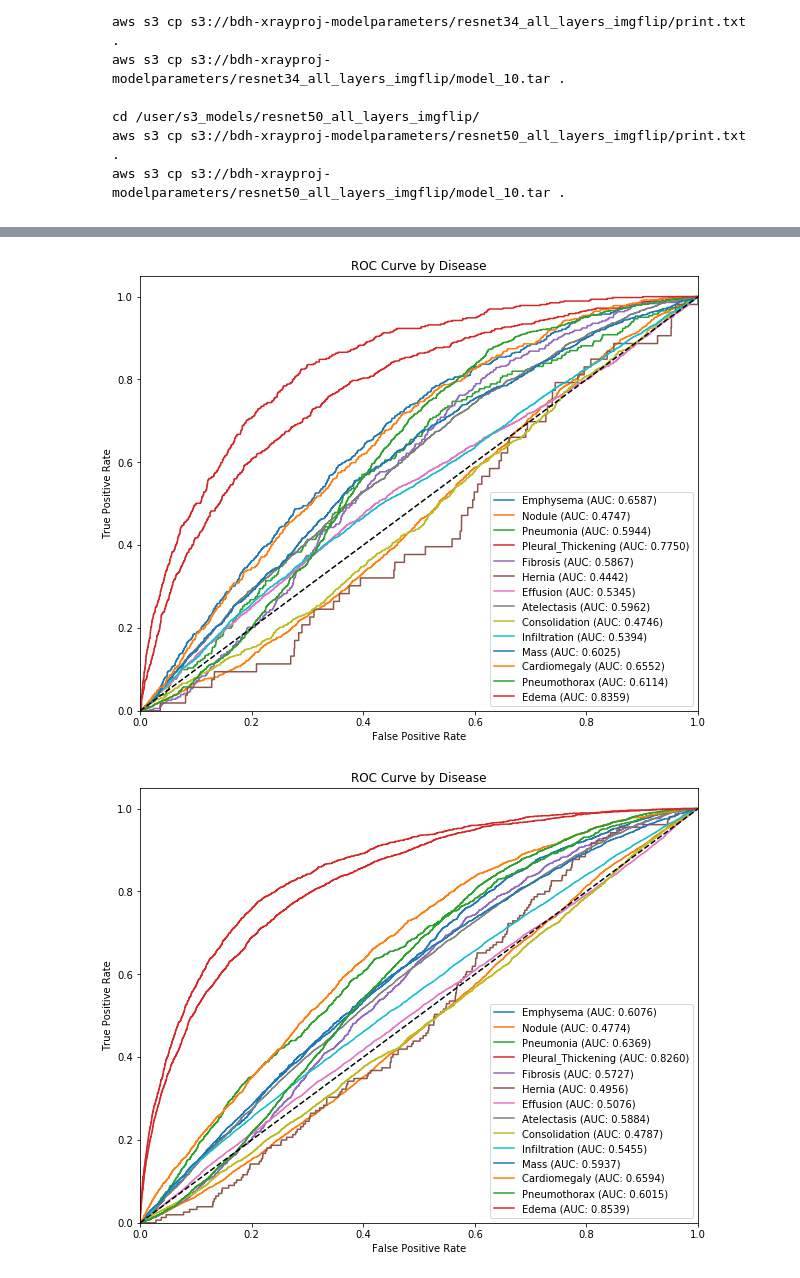
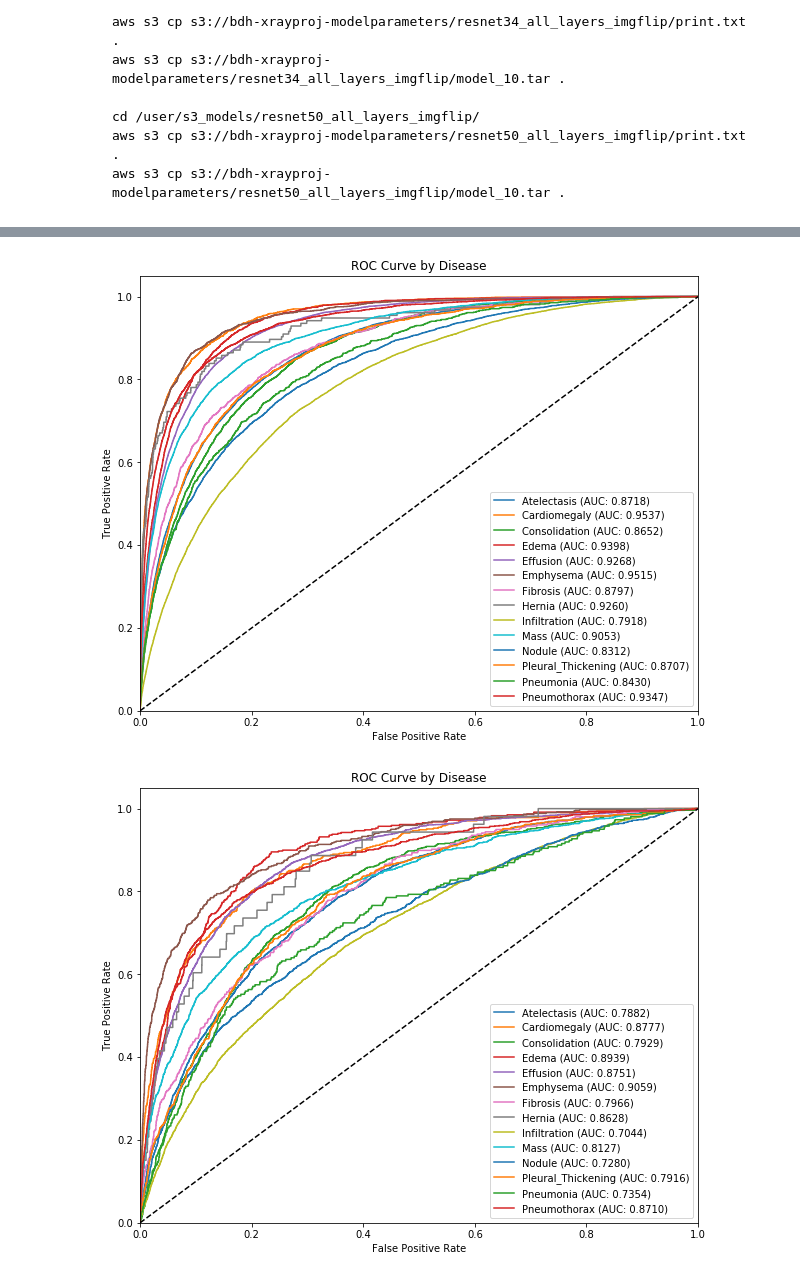
Before and after one commit to pmanion0/xrayproj, a Jupyter notebook: Load and Analyze Neural Network.ipynb, the cells around one changed output, grey strips where cells are left out. Cells and saved outputs as stored; diff of their text form; code cells hidden in the pictures.

````diff
--- a/Load and Analyze Neural Network.ipynb
+++ b/Load and Analyze Neural Network.ipynb
@@ -404,7 +404,7 @@ def ResNetBase(base_size = 18, only_update_fc = True, pretrain = True):
     return m
 # %%
 def load_trained_model(model_name):
-    path = '/user/s3_models/' + model_name
+    path = '/user/xrayproj/output/' + model_name
     params = [18, True, True]
 
     if model_name == 'resnet18_onlyfc':
@@ -425,6 +425,9 @@ def load_trained_model(model_name):
     elif model_name == 'resnet34_all_layers_imgflip':
         path += '/model_10.tar'
         params = [34, True, True]
+    elif model_name == 'resnet34_all_layers_imgflip_wbce':
+        path += '/model_10.tar'
+        params = [34, True, True]
     elif model_name == 'resnet50_all_layers_imgflip':
         path += '/model_10.tar'
         params = [50, False, True]
@@ -557,17 +560,3 @@ aws s3 cp s3://bdh-xrayproj-modelparameters/resnet50_all_layers_imgflip/model_10
 ```
 # %%
 model_evals = {}
-# %%
-model_type_list = [
-    'resnet18_all_layers',
-    'resnet18_all_layers_imgflip',
-    'resnet18_notpretrained',
-    'resnet18_onlyfc',
-    'resnet34_all_layers_imgflip',
-    'resnet50_all_layers_imgflip']
-
-#for model_type in model_type_list:
-#    print(model_type)
-
-model_type = model_type_list[0]
-model_ft = load_trained_model(model_type)
@@ -601,6 +572,17 @@ plot_auc_curves(e)
 # %%
-model_evals[model_type] = {}
+for model_type in ['resnet34_all_layers_imgflip_wbce']: #model_type_list:
+    print("Running model type: " + str(model_type))
+    model_ft = load_trained_model(model_type)
 
-model_evals[model_type]['val'] = ModelEvaluator(model_ft, dataloaders['val'])
-model_evals[model_type]['train'] = ModelEvaluator(model_ft, dataloaders['train'])
-model_evals[model_type]['test'] = ModelEvaluator(model_ft, dataloaders['test'])
+    model_evals[model_type] = {}
+
+    model_evals[model_type]['val'] = ModelEvaluator(model_ft, dataloaders['val'])
+    model_evals[model_type]['train'] = ModelEvaluator(model_ft, dataloaders['train'])
+    model_evals[model_type]['test'] = ModelEvaluator(model_ft, dataloaders['test'])
+
+    model_evals[model_type]['train'].run()
+    print(" -- Completed training evaluation!")
+    model_evals[model_type]['val'].run()
+    print(" -- Completed validation evaluation!")
+    model_evals[model_type]['test'].run()
+    print(" -- Completed testing evaluation!")
@@ -611,7 +625,7 @@ model_evals[model_type]['train'].run()
 # %%
-plot_auc_curves(model_evals[model_type]['val'])
-plot_auc_curves(model_evals[model_type]['train'])
-#plot_auc_curves(model_evals[model_type]['test'])
+plot_auc_curves(model_evals['resnet34_all_layers_imgflip_wbce']['train'])
+plot_auc_curves(model_evals['resnet34_all_layers_imgflip_wbce']['val'])
+plot_auc_curves(model_evals['resnet34_all_layers_imgflip_wbce']['test'])
 # %% [output]
-[figure, old version]
+[figure, new version]
-[figure, old version]
+[figure, new version]
````
Also changed, not shown: parts of 17 cells of this notebook, 2 other files.
